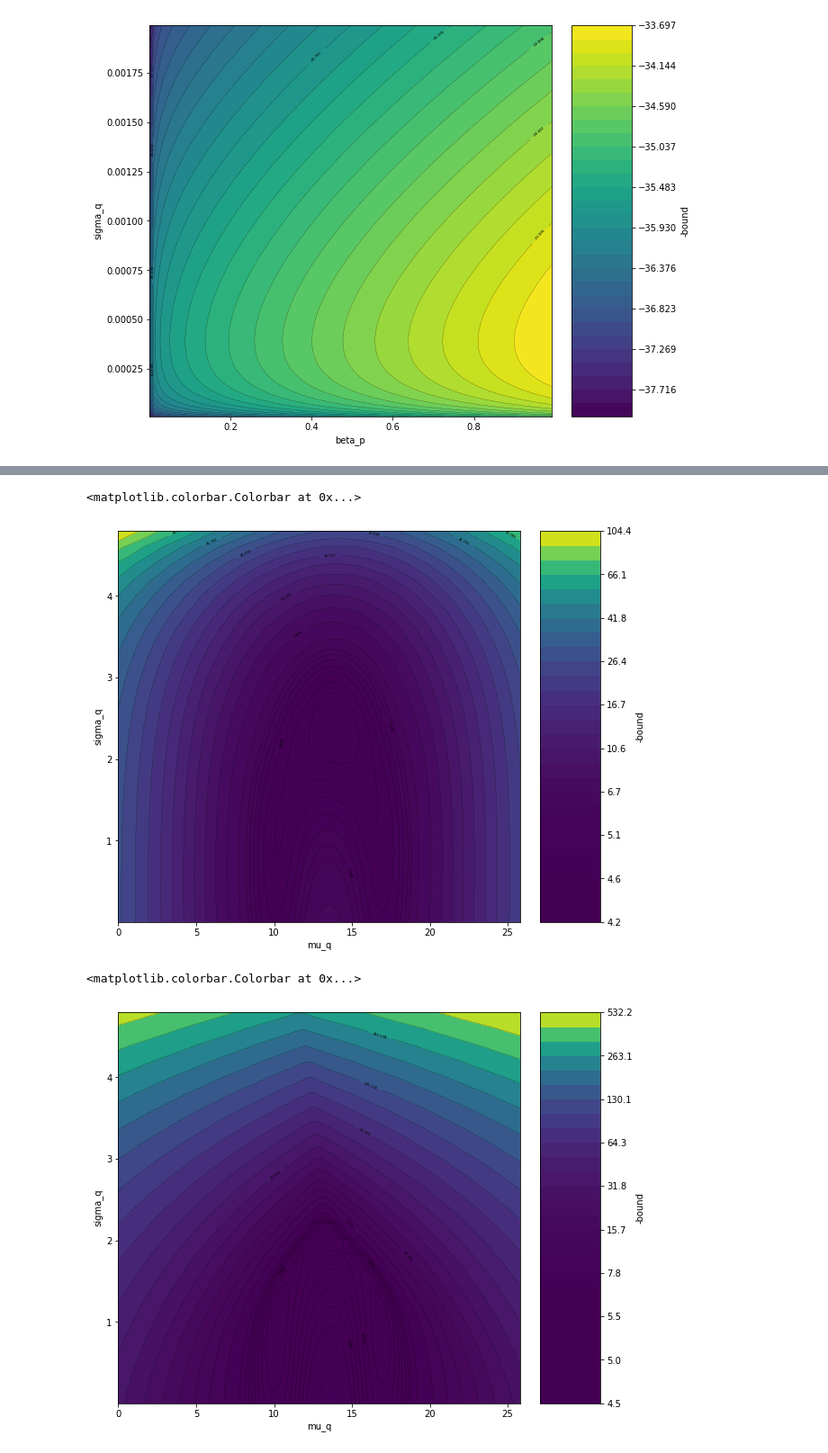
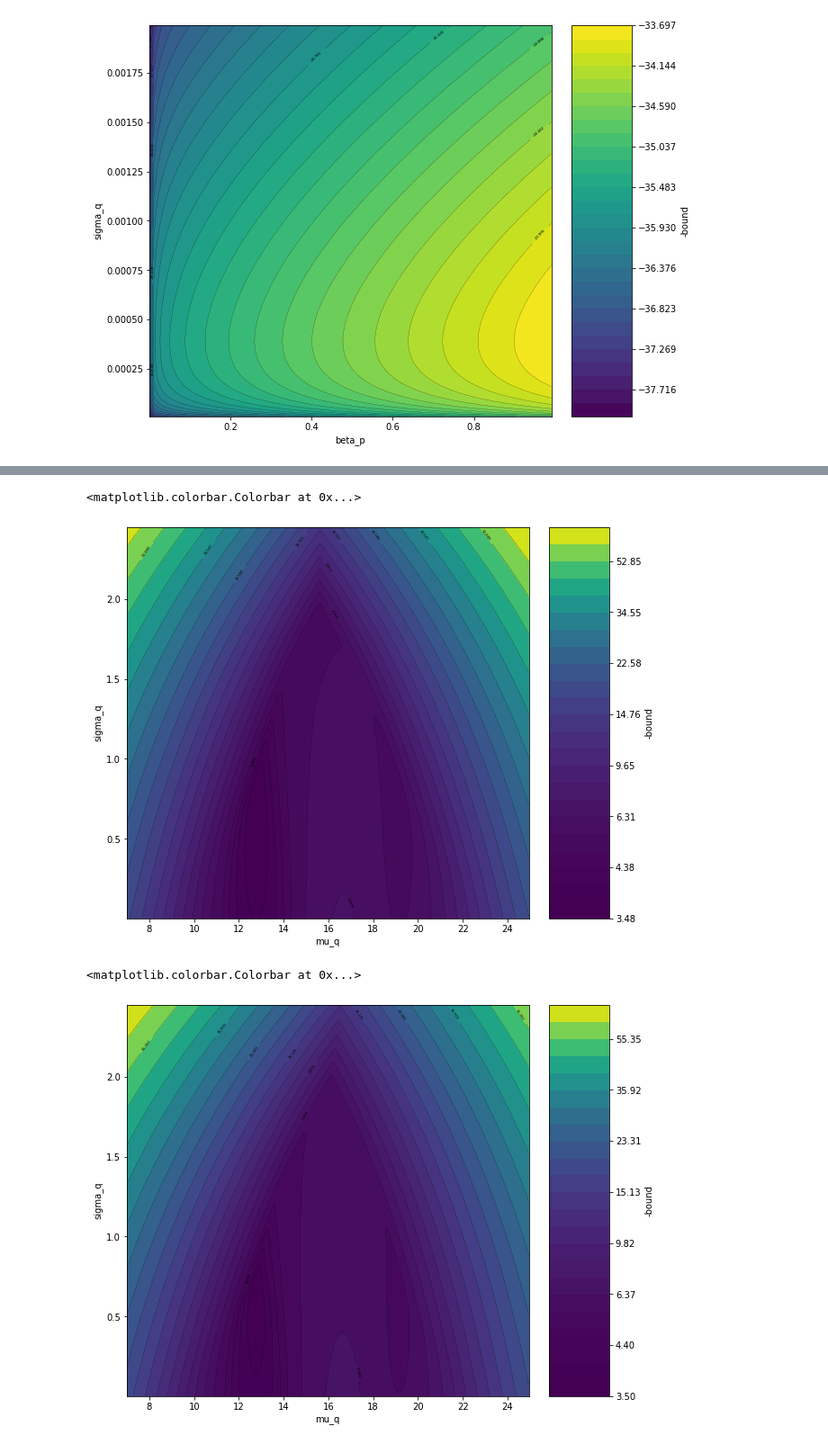
Before and after one commit to ucbtns/renyibounds, a Jupyter notebook: multi_armed_bandit/notebook/plot_bound.ipynb, the cells around one changed output, grey strips where cells are left out. Shown at 90% size. Saved outputs shown, nothing was run; the diff lists cells and outputs as text; code cells hidden in the pictures.

```diff
--- a/multi_armed_bandit/notebook/plot_bound.ipynb
+++ b/multi_armed_bandit/notebook/plot_bound.ipynb
@@ -580,20 +591,20 @@ array([ 4.1885376 ,  4.32860675,  4.47335997,  4.62295388,  4.77755038,
 # %%
 # alpha = 0.99
-levels1 = np.logspace(np.log10(data_contour.to_numpy().min()),np.log10(data_contour.to_numpy().min())+0.1, num=8)
-levels2 = np.logspace(np.log10(data_contour.to_numpy().min())+0.135,np.log10(data_contour.to_numpy().max()), num=20)
+levels1 = np.logspace(np.log10(data_contour.to_numpy().min()-0.000000001),np.log10(data_contour.to_numpy().min())+0.1, num=4)
+levels2 = np.logspace(np.log10(data_contour.to_numpy().min())+0.135,np.log10(data_contour.to_numpy().max()+0.001), num=20)
 levels = np.concatenate([levels1,levels2])
 
 
-data_contour = pd.read_csv('../../numerical_analysis/contour_0.99.csv')
+data_contour = pd.read_csv('../../numerical_analysis/contour_0.99999.csv')
 data_contour = data_contour.loc[:, ~data_contour.columns.str.contains('^Unnamed')]
 
 #levels = np.linspace(data_contour.to_numpy().min(),data_contour.to_numpy().max(), num=50)
 linewidth_contour = 0.2
 
-delta1 = 0.2
-delta2 = 0.2
-xlist = np.arange(0, 26, delta1)
-ylist = np.arange(0.001, 5, delta2)
+#delta1 = 0.2
+#delta2 = 0.2
+#xlist = np.arange(0, 26, delta1)
+#ylist = np.arange(0.001, 5, delta2)
 x, y = np.meshgrid(xlist, ylist)
 
 fig, axes = plt.subplots(1,1,  figsize =(8,8))
@@ -622,18 +674,17 @@ plt.colorbar(cpf,label='-bound', cax=axins1)  # draw colorbar
 # %%
-# alpha = 1.01
+# alpha = 10
 
-data_contour = pd.read_csv('../../numerical_analysis/contour_1.01.csv')
+data_contour = pd.read_csv('../../numerical_analysis/contour_10.csv')
 data_contour = data_contour.loc[:, ~data_contour.columns.str.contains('^Unnamed')]
-levels1 = np.logspace(np.log10(data_contour.to_numpy().min()),np.log10(data_contour.to_numpy().min())+0.1, num=8)
+levels1 = np.logspace(np.log10(data_contour.to_numpy().min()),np.log10(data_contour.to_numpy().min())+0.1, num=4)
 levels2 = np.logspace(np.log10(data_contour.to_numpy().min())+0.135,np.log10(data_contour.to_numpy().max()), num=20)
 levels = np.concatenate([levels1,levels2])
-
 linewidth_contour = 0.2
 
-delta1 = 0.2
-delta2 = 0.2
-xlist = np.arange(0, 26, delta1)
-ylist = np.arange(0.001, 5, delta2)
+#delta1 = 0.2
+#delta2 = 0.2
+#xlist = np.arange(0, 26, delta1)
+#ylist = np.arange(0.001, 5, delta2)
 x, y = np.meshgrid(xlist, ylist)
 
 fig, axes = plt.subplots(1,1,  figsize =(8,8))
@@ -658,45 +709,43 @@ axins1 = inset_axes(axes,
 plt.colorbar(cpf,label='-bound', cax=axins1)  # draw colorbar
 # %% [output]
 <matplotlib.colorbar.Colorbar at 0x...>
-[figure, old version]
+[figure, new version]
 # %%
-# alpha = 2
+# alpha = 1e6
 
-
-data_contour = pd.read_csv('../../numerical_analysis/contour_2.csv')
+data_contour = pd.read_csv('../../numerical_analysis/contour_1000000000.0.csv')
 data_contour = data_contour.loc[:, ~data_contour.columns.str.contains('^Unnamed')]
-levels1 = np.logspace(np.log10(data_contour.to_numpy().min()),np.log10(data_contour.to_numpy().min())+0.1, num=8)
+levels1 = np.logspace(np.log10(data_contour.to_numpy().min()),np.log10(data_contour.to_numpy().min())+0.1, num=4)
 levels2 = np.logspace(np.log10(data_contour.to_numpy().min())+0.135,np.log10(data_contour.to_numpy().max()), num=20)
 levels = np.concatenate([levels1,levels2])
-
 linewidth_contour = 0.2
 
-delta1 = 0.2
-delta2 = 0.2
-xlist = np.arange(0, 26, delta1)
-ylist = np.arange(0.001, 5, delta2)
+#delta1 = 0.2
+#delta2 = 0.2
+#xlist = np.arange(0, 26, delta1)
+#ylist = np.arange(0.001, 5, delta2)
 x, y = np.meshgrid(xlist, ylist)
 
 fig, axes = plt.subplots(1,1,  figsize =(8,8))
 
 cpf = axes.contourf(x, y, data_contour.values.tolist(), levels)
 line_colors1 = ['black' for l in cpf.levels]
 cp = axes.contour(x, y, data_contour.values.tolist(),
                        levels=levels, colors=line_colors1, linewidths=linewidth_contour)
 axes.clabel(cp, cp.levels[::3], inline=True, fontsize=4)
 
 axes.set_xlabel('mu_q')
 axes.set_ylabel('sigma_q')
 
 axins1 = inset_axes(axes,
                    width="15%",  # width = 5% of parent_bbox width
                    height="100%",  # height : 50%
                    loc='lower left',
                    bbox_to_anchor=(1.05, 0., 1, 1),
                    bbox_transform=axes.transAxes,
                    borderpad=0,
                    )
 plt.colorbar(cpf,label='-bound', cax=axins1)  # draw colorbar
 # %% [output]
 <matplotlib.colorbar.Colorbar at 0x...>
-[figure, old version]
+[figure, new version]
```
Also changed, not shown: parts of 18 cells of this notebook, 4 other files.
